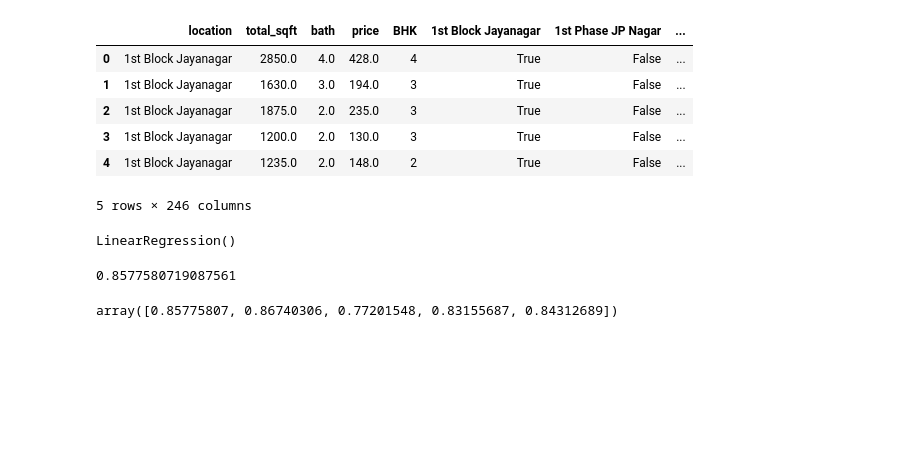
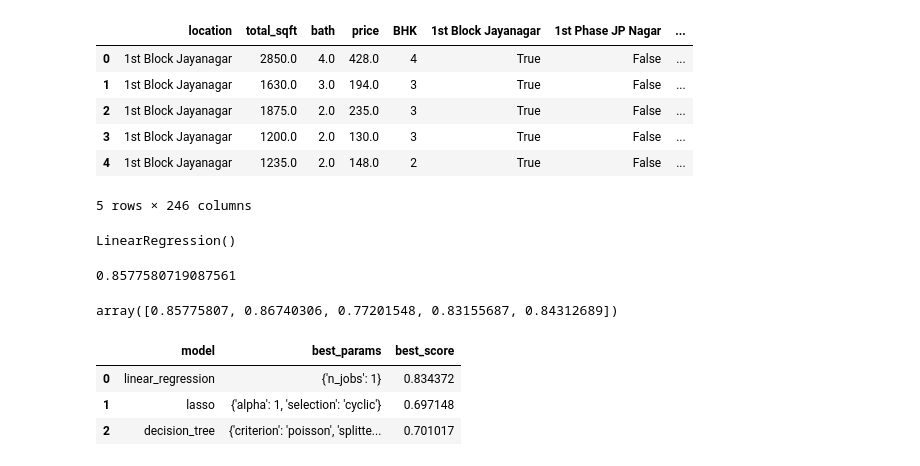
Before and after one commit to Aifedayo/data-science-maths, a Jupyter notebook: Projects/house-price-prediction.ipynb, the cells around one changed output. Drawn from its saved outputs; the diff is of its cells as text; code cells hidden in the pictures; blank space fills up the shorter version.

```diff
--- a/Projects/house-price-prediction.ipynb
+++ b/Projects/house-price-prediction.ipynb
@@ -477,7 +480,7 @@ def find_best_model_using_gridsearchcv(X,y):
         'linear_regression': {
             'model': LinearRegression(),
             'params': {
-                'normalize': [True, False]
+                'n_jobs': [1,3,5]
             }
         },
         'lasso': {
@@ -490,7 +493,7 @@ def find_best_model_using_gridsearchcv(X,y):
         'decision_tree': {
             'model': DecisionTreeRegressor(),
             'params': {
-                'criterion': ['mse', 'friedman_mse'],
+                'criterion': ['poisson', 'friedman_mse'],
                 'splitter': ['best', 'random']
             }
         }
@@ -507,3 +510,10 @@ def find_best_model_using_gridsearchcv(X,y):
             'best_score': gs.best_score_
         })
     return pd.DataFrame(scores, columns=['model', 'best_params', 'best_score'])
+# %%
+find_best_model_using_gridsearchcv(X, y)
+# %% [output]
+|  | model | best_params | best_score |
+| 0 | linear_regression | {'n_jobs': 1} | 0.834372 |
+| 1 | lasso | {'alpha': 1, 'selection': 'cyclic'} | 0.697148 |
+| 2 | decision_tree | {'criterion': 'poisson', 'splitte... | 0.701017 |
```
Also changed, not shown: parts of 8 cells of this notebook, 2 other files.
